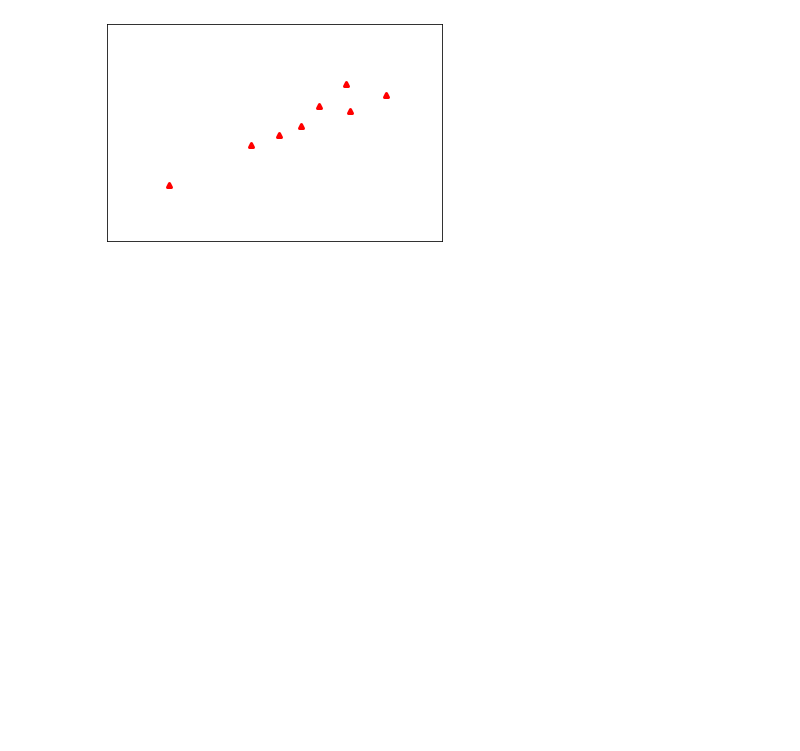
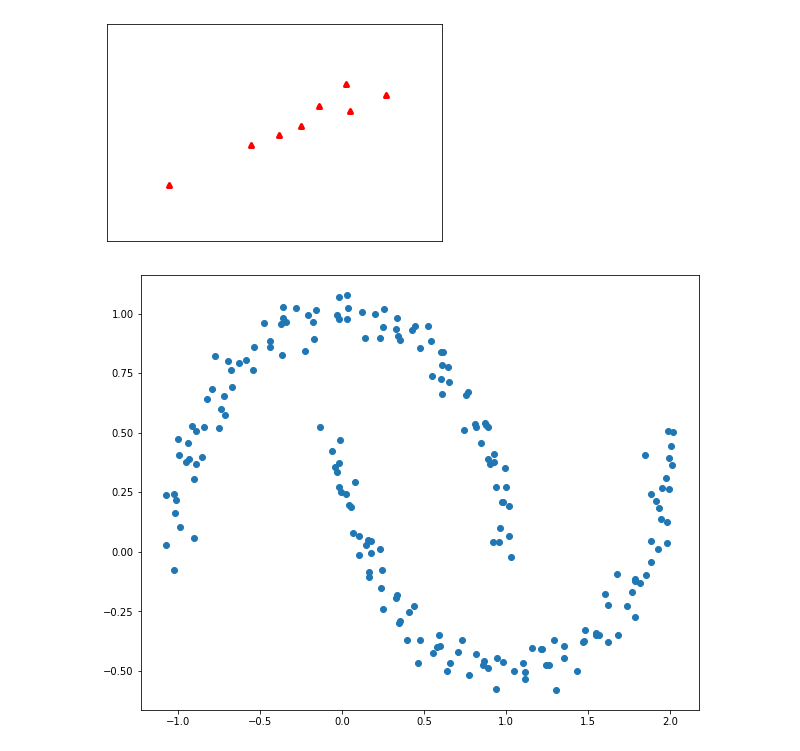
Before and after one commit to moon-bh730/03.DataAnalysis, a Jupyter notebook: 22.MachinLearning/21_KMeansClustering.ipynb, the cells around one changed output. Saved outputs shown, nothing was run; the diff lists cells and outputs as text; code cells hidden in the pictures; blank space fills up the shorter version.

Commit message:
2021-09-15 add make_moons

```diff
--- a/22.MachinLearning/21_KMeansClustering.ipynb
+++ b/22.MachinLearning/21_KMeansClustering.ipynb
@@ -152,0 +156,8 @@ plt.show()
+# %%
+X, y = make_moons(200, noise=0.05, random_state=0)
+
+plt.figure(figsize=(10, 8))
+plt.scatter(X[:,0], X[:,1])
+plt.show()
+# %% [output]
+[figure, added]
```
Also changed, not shown: parts of 1 cell of this notebook.
